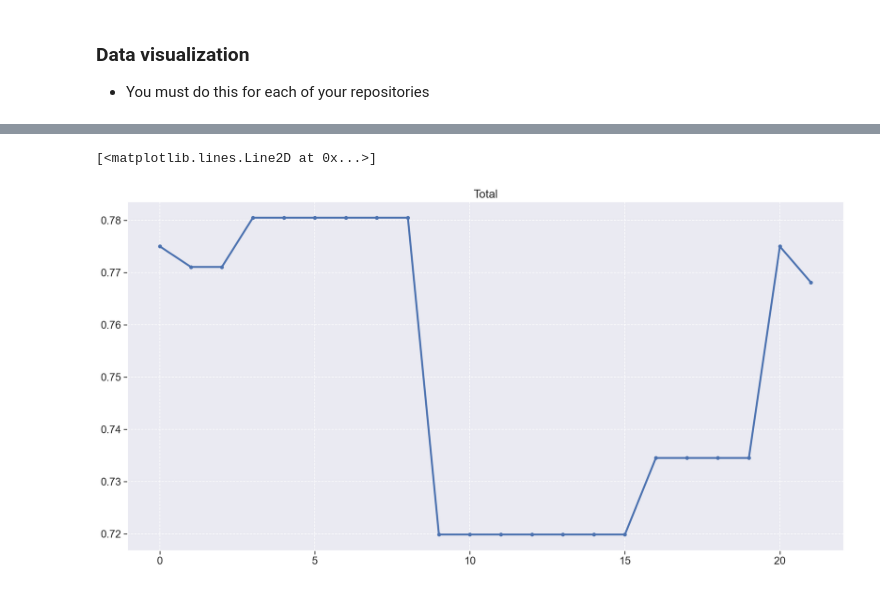
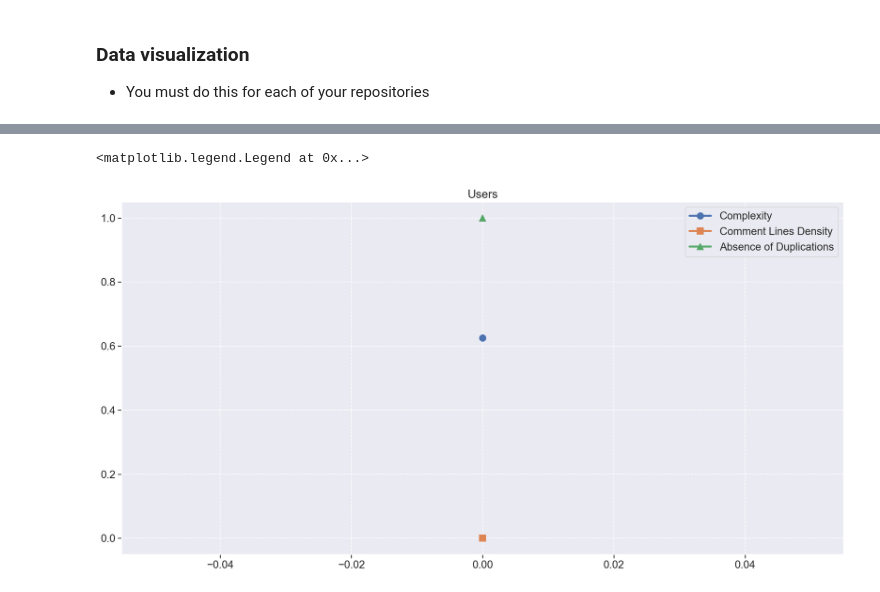
Before and after one commit to DITGO/2021-2-SiGeD-Doc, a Jupyter notebook: Analytics/analytics.ipynb, the cells around one changed output, grey strips where cells are left out. Saved outputs shown, nothing was run; the diff lists cells and outputs as text; code cells hidden in the pictures.

```diff
--- a/Analytics/analytics.ipynb
+++ b/Analytics/analytics.ipynb
@@ -259,8 +354,2 @@ def m2(df):
 # %% [markdown]
 ##### DUPLICATIONS
-# %%
-def m3(df):
-
-    duplication = len(df[(df['duplicated_lines_density'].astype(float) < 5)])/len(df)
-
-    return duplication
@@ -280,6 +355,0 @@ def m4(df):
-# %%
-def m5(df):
-
-    density_fast_test_builds = len(df[(df['test_execution_time'].astype(float)) < 300]) / sum(df['tests'].astype(float))
-
-    return density_fast_test_builds
@@ -346,0 +409,7 @@ repo6_metrics = create_metrics_df(repo6_df)
+# %%
+repository_metrics = {}
+
+for repository, repo_df in repository_dataframes.items():
+    metrics_df = create_metrics_df(repo_df)
+    metrics_df.name = f"{repository}"
+    repository_metrics[f"{repository}"] = metrics_df
@@ -346,0 +469,14 @@ repo6_metrics = create_metrics_df(repo6_df)
+# %%
+repos_metrics_list = []
+
+repos_metrics_list.append(repository_metrics["2021-2-SiGeD-Users"])
+repos_metrics_list.append(repository_metrics["2021-2-SiGeD-Clients"])
+repos_metrics_list.append(repository_metrics["2021-2-SiGeD-Demands"])
+repos_metrics_list.append(repository_metrics["2021-2-SiGeD-Sectors"])
+repos_metrics_list.append(repository_metrics["2021-2-SiGeD-Cargos"])
+repos_metrics_list.append(repository_metrics["2021-2-SiGeD-Frontend"])
+
+#Printing frontend_metrics
+#frontend_metrics
+
+repos_metrics_list[5]
@@ -508,8 +493,0 @@ plt.legend()
-# %%
-fig = plt.figure(figsize=(20, 10))
-
-plt.title('Total')
-plt.plot(metrics_df['total'], linewidth=3, marker='o', markersize=5)
-# %% [output]
-[<matplotlib.lines.Line2D at 0x...>]
-[figure, removed]
@@ -520,0 +494,12 @@ metrics_df.to_csv('fga-eps-mds-2021_2_SiGeD-DATASET-{}.csv'.format(currentDateTi
+# %%
+fig = plt.figure(figsize=(20, 10))
+
+plt.title('Users')
+plt.plot(repos_metrics_list[0]['em1'], linewidth=3, marker='o', label='Complexity', markersize=10)
+plt.plot(repos_metrics_list[0]['em2'], linewidth=3, marker='s', label='Comment Lines Density', markersize=10)
+plt.plot(repos_metrics_list[0]['em3'], linewidth=3, marker='^', label='Absence of Duplications', markersize=10)
+
+plt.legend()
+# %% [output]
+<matplotlib.legend.Legend at 0x...>
+[figure, added]
```
Also changed, not shown: parts of 70 cells of this notebook, 7 other files.
